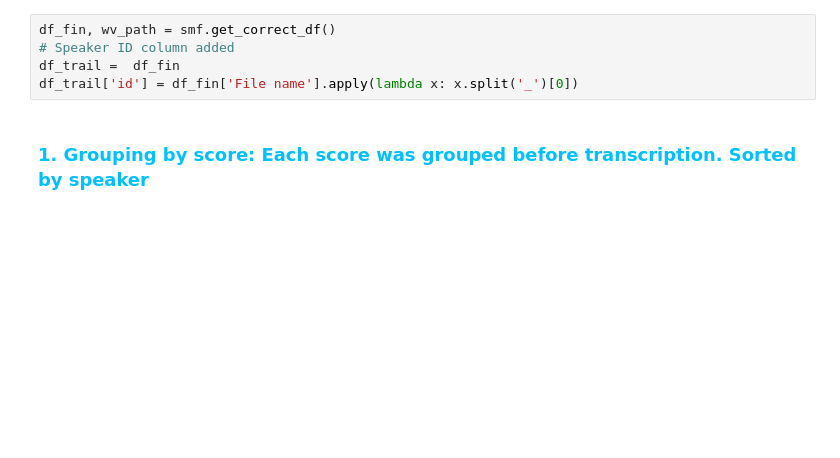
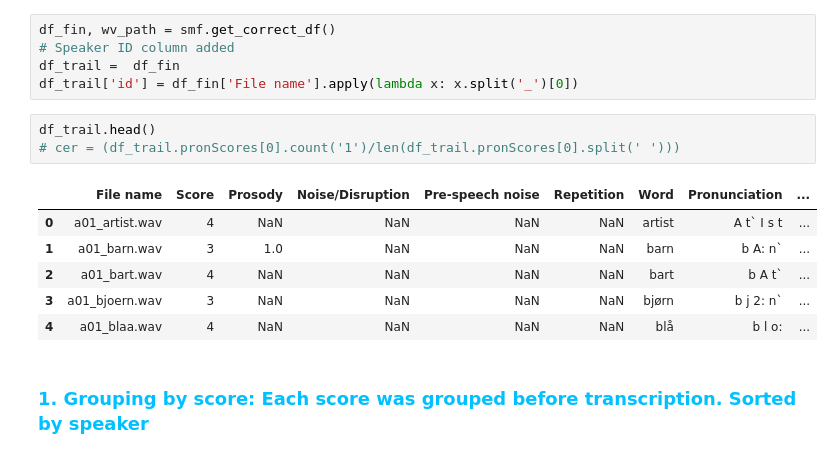
Before and after one commit to amandathunes/master_repo, a Jupyter notebook: 3x10_clips_transcription.ipynb, the cells around one changed output. Drawn from its saved outputs; the diff is of its cells as text; blank space fills up the shorter version.

```diff
--- a/3x10_clips_transcription.ipynb
+++ b/3x10_clips_transcription.ipynb
@@ -105,6 +118,16 @@ df_fin, wv_path = smf.get_correct_df()
 # Speaker ID column added
 df_trail =  df_fin
 df_trail['id'] = df_fin['File name'].apply(lambda x: x.split('_')[0])
+# %%
+df_trail.head()
+# cer = (df_trail.pronScores[0].count('1')/len(df_trail.pronScores[0].split(' ')))
+# %% [output]
+|  | File name | Score | Prosody | Noise/Disruption | Pre-speech noise | Repetition | Word | Pronunciation | ... |
+| 0 | a01_artist.wav | 4 | NaN | NaN | NaN | NaN | artist | A t` I s t | ... |
+| 1 | a01_barn.wav | 3 | 1.0 | NaN | NaN | NaN | barn | b A: n` | ... |
+| 2 | a01_bart.wav | 4 | NaN | NaN | NaN | NaN | bart | b A t` | ... |
+| 3 | a01_bjoern.wav | 3 | NaN | NaN | NaN | NaN | bjørn | b j 2: n` | ... |
+| 4 | a01_blaa.wav | 4 | NaN | NaN | NaN | NaN | blå | b l o: | ... |
 # %% [markdown]
 ### <span style="color:#00C0FF"> <b>1. Grouping by score:</b> Each score was grouped before transcription. Sorted by speaker</span>
 # %%
```
Also changed, not shown: parts of 14 cells of this notebook, 1 other file.
